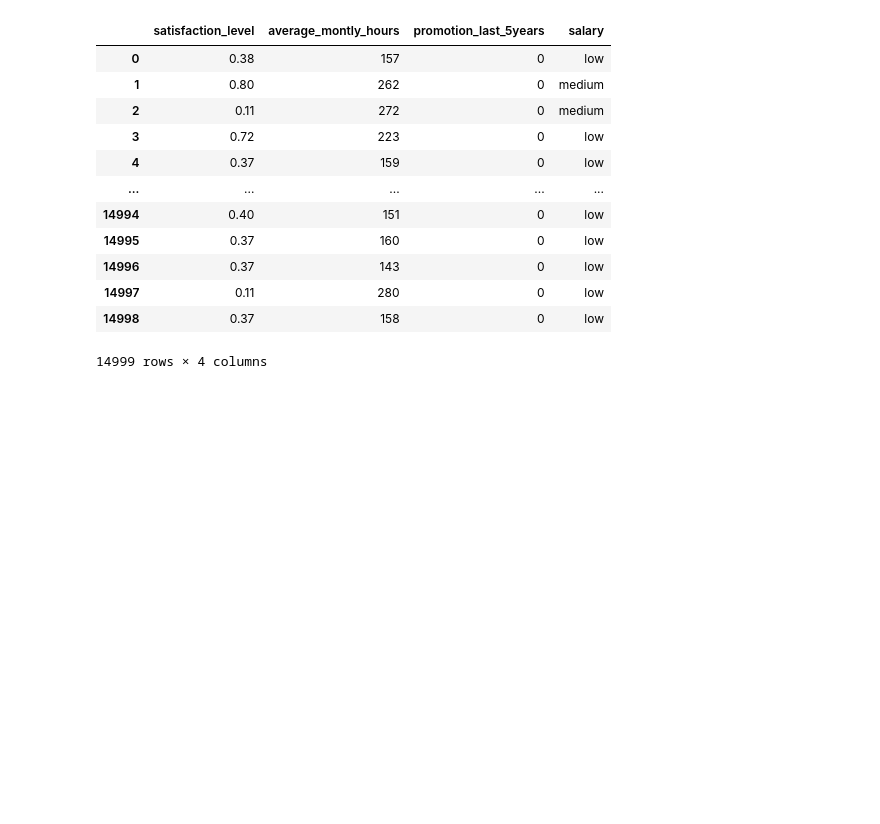
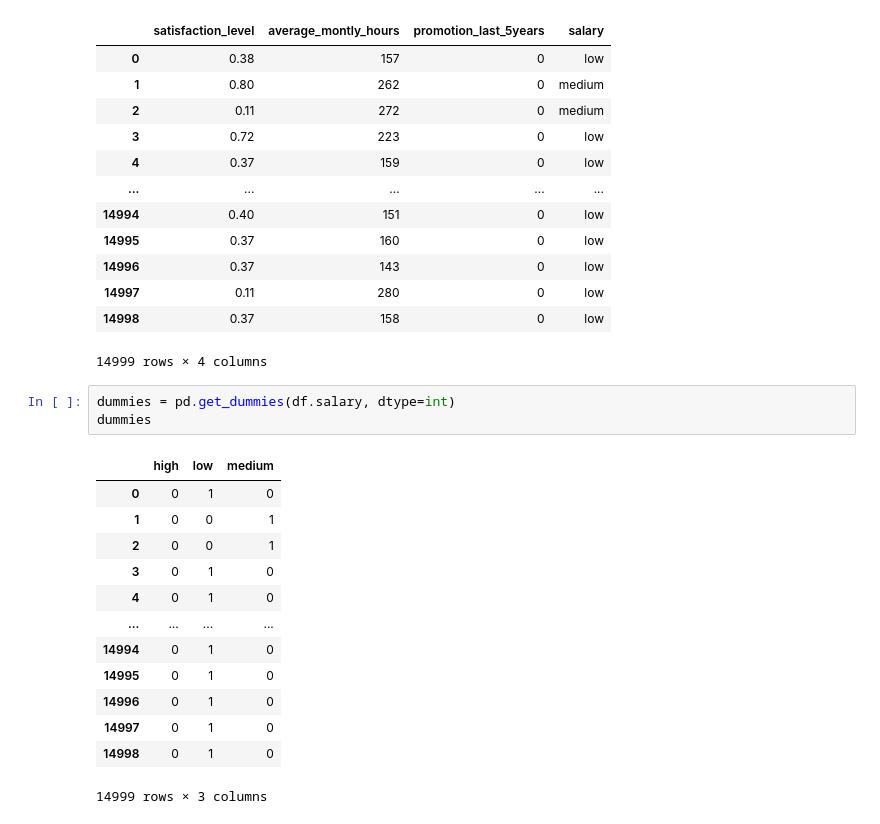
Before and after one commit to parisa-khaleghi/ML-DL-Engineering-sample-codes, a Jupyter notebook: ML_with_python/7_logistic_regression_binary/exercise.ipynb, the cells around one changed output. Saved outputs shown, nothing was run; the diff lists cells and outputs as text; blank space fills up the shorter version.

Commit message:
update: get salary dummies

```diff
--- a/ML_with_python/7_logistic_regression_binary/exercise.ipynb
+++ b/ML_with_python/7_logistic_regression_binary/exercise.ipynb
@@ -85,3 +85,20 @@ subdf
 | 14997 | 0.11 | 280 | 0 | low |
 | 14998 | 0.37 | 158 | 0 | low |
 14999 rows × 4 columns
+# %%
+dummies = pd.get_dummies(df.salary, dtype=int)
+dummies
+# %% [output]
+|  | high | low | medium |
+| 0 | 0 | 1 | 0 |
+| 1 | 0 | 0 | 1 |
+| 2 | 0 | 0 | 1 |
+| 3 | 0 | 1 | 0 |
+| 4 | 0 | 1 | 0 |
+| ... | ... | ... | ... |
+| 14994 | 0 | 1 | 0 |
+| 14995 | 0 | 1 | 0 |
+| 14996 | 0 | 1 | 0 |
+| 14997 | 0 | 1 | 0 |
+| 14998 | 0 | 1 | 0 |
+14999 rows × 3 columns
```
Also changed, not shown: parts of 2 cells of this notebook.
